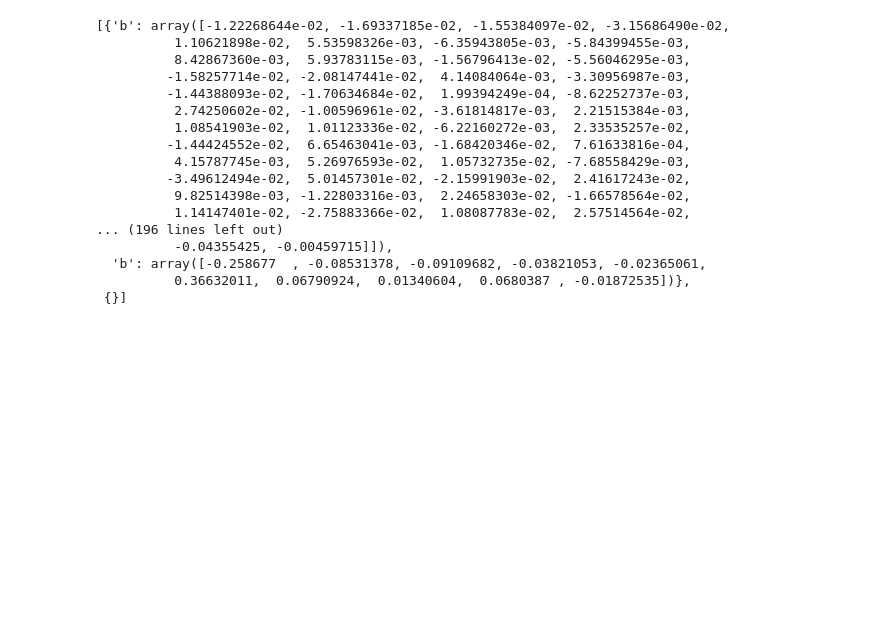
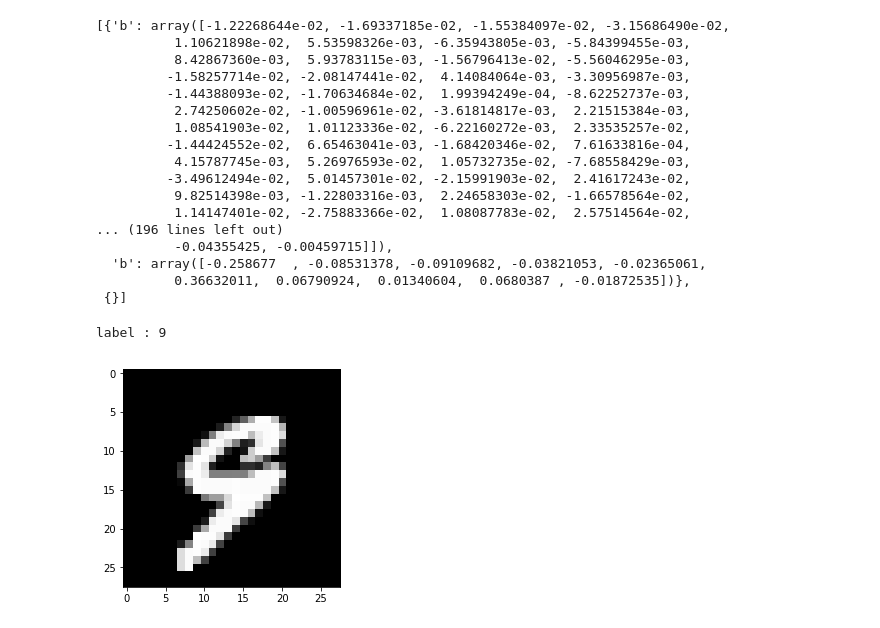
Before and after one commit to YQGong/NN_From_Scratch, a Jupyter notebook: ANN_pre_1.ipynb, the cells around one changed output. Drawn from its saved outputs; the diff is of its cells as text; code cells hidden in the pictures; blank space fills up the shorter version.

```diff
--- a/ANN_pre_1.ipynb
+++ b/ANN_pre_1.ipynb
@@ -85,3 +86,48 @@ parameters
   'b': array([-0.258677  , -0.08531378, -0.09109682, -0.03821053, -0.02365061,
           0.36632011,  0.06790924,  0.01340604,  0.0680387 , -0.01872535])},
  {}]
+# %%
+dataset_path=Path('./MNIST')
+train_img_path=dataset_path/'train-images.idx3-ubyte'
+train_lab_path=dataset_path/'train-labels.idx1-ubyte'
+test_img_path=dataset_path/'t10k-images.idx3-ubyte'
+test_lab_path=dataset_path/'t10k-labels.idx1-ubyte'
+# %%
+train_num=50000
+valid_num=10000
+test_num=10000
+
+with open(train_img_path,'rb') as f:
+    struct.unpack('>4i',f.read(16))
+    tmp_img=np.fromfile(f,dtype=np.uint8).reshape(-1,28*28)
+    train_img=tmp_img[:train_num]
+    valid_img=tmp_img[train_num:]
+
+with open(test_img_path,'rb') as f:
+    struct.unpack('>4i',f.read(16))
+    test_img=np.fromfile(f,dtype=np.uint8).reshape(-1,28*28)
+
+with open(train_lab_path,'rb') as f:
+    struct.unpack('>2i',f.read(8))
+    tmp_lab=np.fromfile(f,dtype=np.uint8)
+    train_lab=tmp_lab[:train_num]
+    valid_lab=tmp_lab[train_num:]
+
+with open(test_lab_path,'rb') as f:
+    struct.unpack('>2i',f.read(8))
+    test_lab=np.fromfile(f,dtype=np.uint8)
+# %%
+def show_train(index):
+    plt.imshow(train_img[index].reshape(28,28),cmap='gray')
+    print('label : {}'.format(train_lab[index]))
+def show_valid(index):
+    plt.imshow(valid_img[index].reshape(28,28),cmap='gray')
+    print('label : {}'.format(valid_lab[index]))
+def show_test(index):
+    plt.imshow(test_img[index].reshape(28,28),cmap='gray')
+    print('label : {}'.format(test_lab[index]))
+# %%
+show_train(np.random.randint(train_num))
+# %% [output]
+label : 9
+[figure, added]
```
Also changed, not shown: parts of 5 cells of this notebook.
